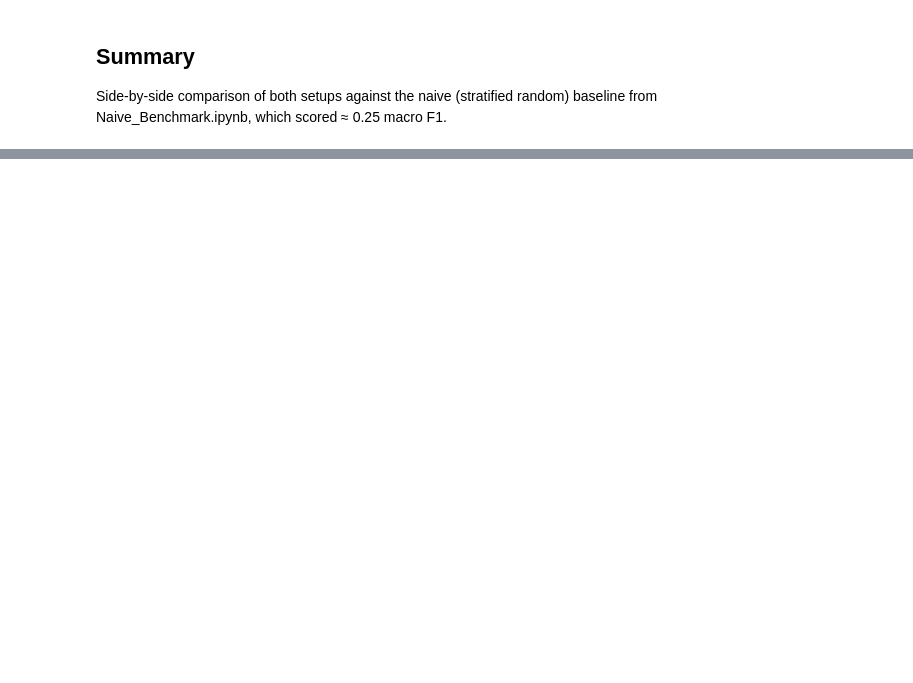
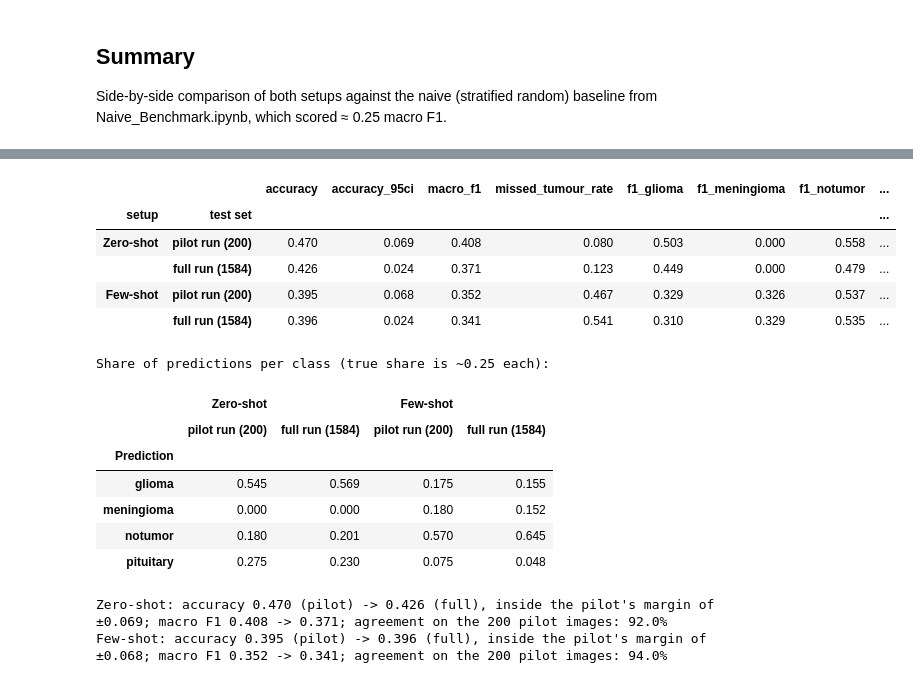
Before and after one commit to WingfungHu/MRIModelBench, a Jupyter notebook: notebooks/ollama_vlm.ipynb, the cells around one changed output, grey strips where cells are left out. Saved outputs shown, nothing was run; the diff lists cells and outputs as text; code cells hidden in the pictures; blank space fills up the shorter version.

```diff
--- a/notebooks/ollama_vlm.ipynb
+++ b/notebooks/ollama_vlm.ipynb
@@ -414,3 +463,70 @@ Model: qwen2.5vl:3b, test images: 200
+# %%
+def scores(results):
+    y_true = results["Labels"]
+    y_pred = results["Prediction"].fillna("failed")
+    has_tumour = y_true != "notumor"
+    acc = accuracy_score(y_true, y_pred)
+    per_class_f1 = f1_score(y_true, y_pred, labels=CLASSES, average=None, zero_division=0)
+    return {
+        "accuracy": acc,
+        "accuracy_95ci": 1.96 * (acc * (1 - acc) / len(results)) ** 0.5,
+        "macro_f1": f1_score(y_true, y_pred, labels=CLASSES, average="macro", zero_division=0),
+        "missed_tumour_rate": (has_tumour & (y_pred == "notumor")).sum() / has_tumour.sum(),
+        **{f"f1_{c}": f for c, f in zip(CLASSES, per_class_f1)},
+    }
+
+def prediction_shares(results):
+    # How often the model gives each answer, to check the biases seen in the pilot
+    return results["Prediction"].value_counts(normalize=True).reindex(CLASSES, fill_value=0)
+
+def load_pilot_results(mode):
+    # Predictions saved by the 200-image pilot run, matched back to the true labels (failed calls -> NaN)
+    cached = pd.read_csv(cache_file(mode, sample_results_dir(PILOT_PER_CLASS)))
+    return pilot_df.merge(cached, on="Path", how="left")
+
+if SAMPLE_PER_CLASS is not None:
+    print("Set SAMPLE_PER_CLASS = None and re-run the notebook to compare the full test set with the pilot.")
+else:
+    rows, shares, agreement = [], {}, {}
+    for title, mode, full_results in [("Zero-shot", "zero_shot", zero_shot_results), ("Few-shot", "few_shot", few_shot_results)]:
+        pilot_results = load_pilot_results(mode)
+        for test_set, results in [(f"pilot run ({len(pilot_results)})", pilot_results), (f"full run ({len(full_results)})", full_results)]:
+            rows.append({"setup": title, "test set": test_set, **scores(results)})
+            shares[(title, test_set)] = prediction_shares(results)
+
+        both = pilot_results.merge(full_results, on="Path", suffixes=("_pilot", "_full"))
+        agreement[title] = (both["Prediction_pilot"] == both["Prediction_full"]).mean()
+
+    comparison = pd.DataFrame(rows).set_index(["setup", "test set"])
+    display(comparison.round(3))
+
+    print("Share of predictions per class (true share is ~0.25 each):")
+    display(pd.DataFrame(shares).round(3))
+
+    for title in ("Zero-shot", "Few-shot"):
+        pilot, full = comparison.loc[title].iloc[0], comparison.loc[title].iloc[1]
+        inside = abs(full["accuracy"] - pilot["accuracy"]) <= pilot["accuracy_95ci"]
+        print(f"{title}: accuracy {pilot['accuracy']:.3f} (pilot) -> {full['accuracy']:.3f} (full), "
+              f"{'inside' if inside else 'OUTSIDE'} the pilot's margin of ±{pilot['accuracy_95ci']:.3f}; "
+              f"macro F1 {pilot['macro_f1']:.3f} -> {full['macro_f1']:.3f}; "
+              f"agreement on the {PILOT_PER_CLASS * len(CLASSES)} pilot images: {agreement[title]:.1%}")
+# %% [output]
+|  |  | accuracy | accuracy_95ci | macro_f1 | missed_tumour_rate | f1_glioma | f1_meningioma | f1_notumor | ... |
+| setup | test set |  |  |  |  |  |  |  | ... |
+| Zero-shot | pilot run (200) | 0.470 | 0.069 | 0.408 | 0.080 | 0.503 | 0.000 | 0.558 | ... |
+|  | full run (1584) | 0.426 | 0.024 | 0.371 | 0.123 | 0.449 | 0.000 | 0.479 | ... |
+| Few-shot | pilot run (200) | 0.395 | 0.068 | 0.352 | 0.467 | 0.329 | 0.326 | 0.537 | ... |
+|  | full run (1584) | 0.396 | 0.024 | 0.341 | 0.541 | 0.310 | 0.329 | 0.535 | ... |
+Share of predictions per class (true share is ~0.25 each):
+|  | Zero-shot |  | Few-shot |  |
+|  | pilot run (200) | full run (1584) | pilot run (200) | full run (1584) |
+| Prediction |  |  |  |  |
+| glioma | 0.545 | 0.569 | 0.175 | 0.155 |
+| meningioma | 0.000 | 0.000 | 0.180 | 0.152 |
+| notumor | 0.180 | 0.201 | 0.570 | 0.645 |
+| pituitary | 0.275 | 0.230 | 0.075 | 0.048 |
+Zero-shot: accuracy 0.470 (pilot) -> 0.426 (full), inside the pilot's margin of ±0.069; macro F1 0.408 -> 0.371; agreement on the 200 pilot images: 92.0%
+Few-shot: accuracy 0.395 (pilot) -> 0.396 (full), inside the pilot's margin of ±0.068; macro F1 0.352 -> 0.341; agreement on the 200 pilot images: 94.0%
 # %% [markdown]
 ## Conclusions
 
```
Also changed, not shown: parts of 13 cells of this notebook.
